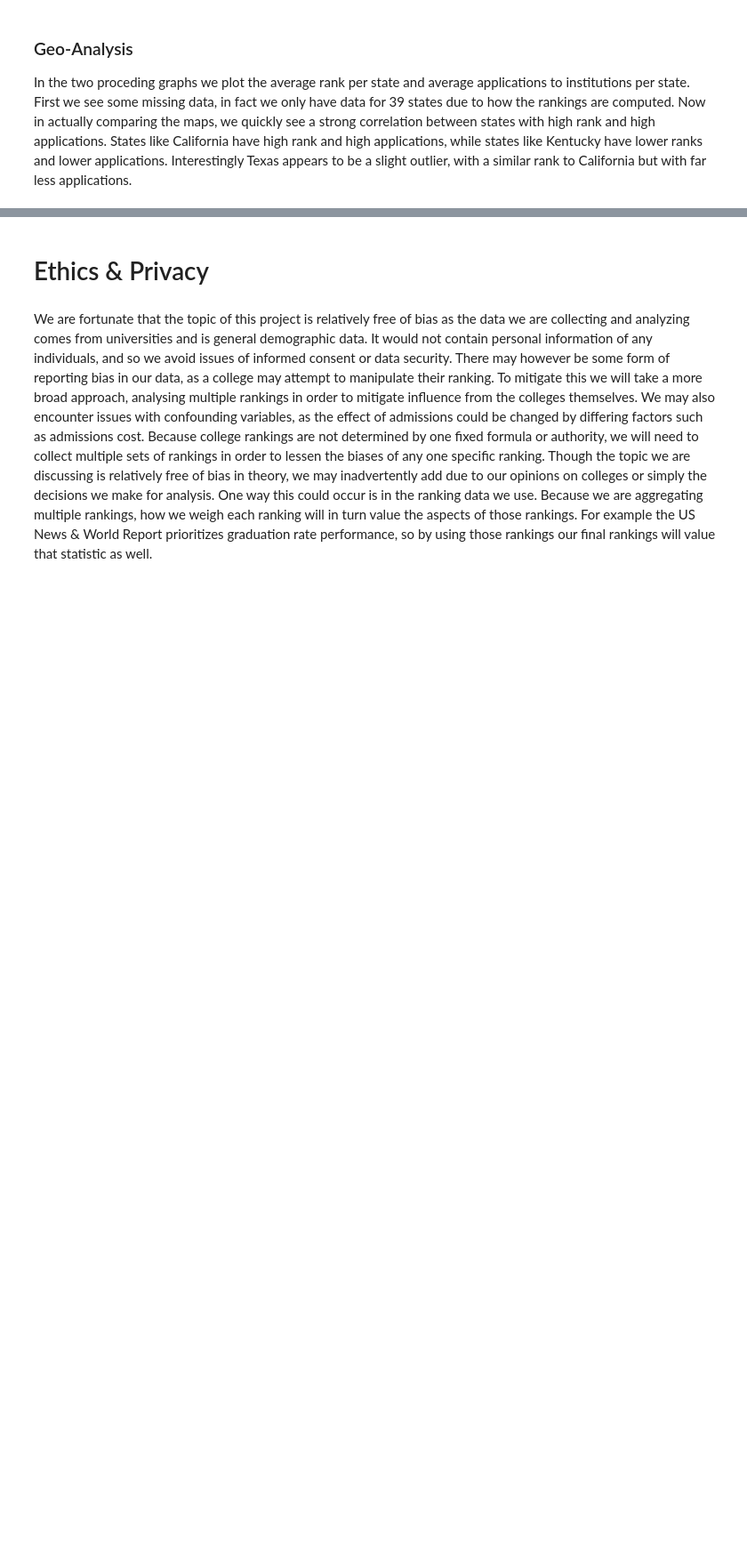
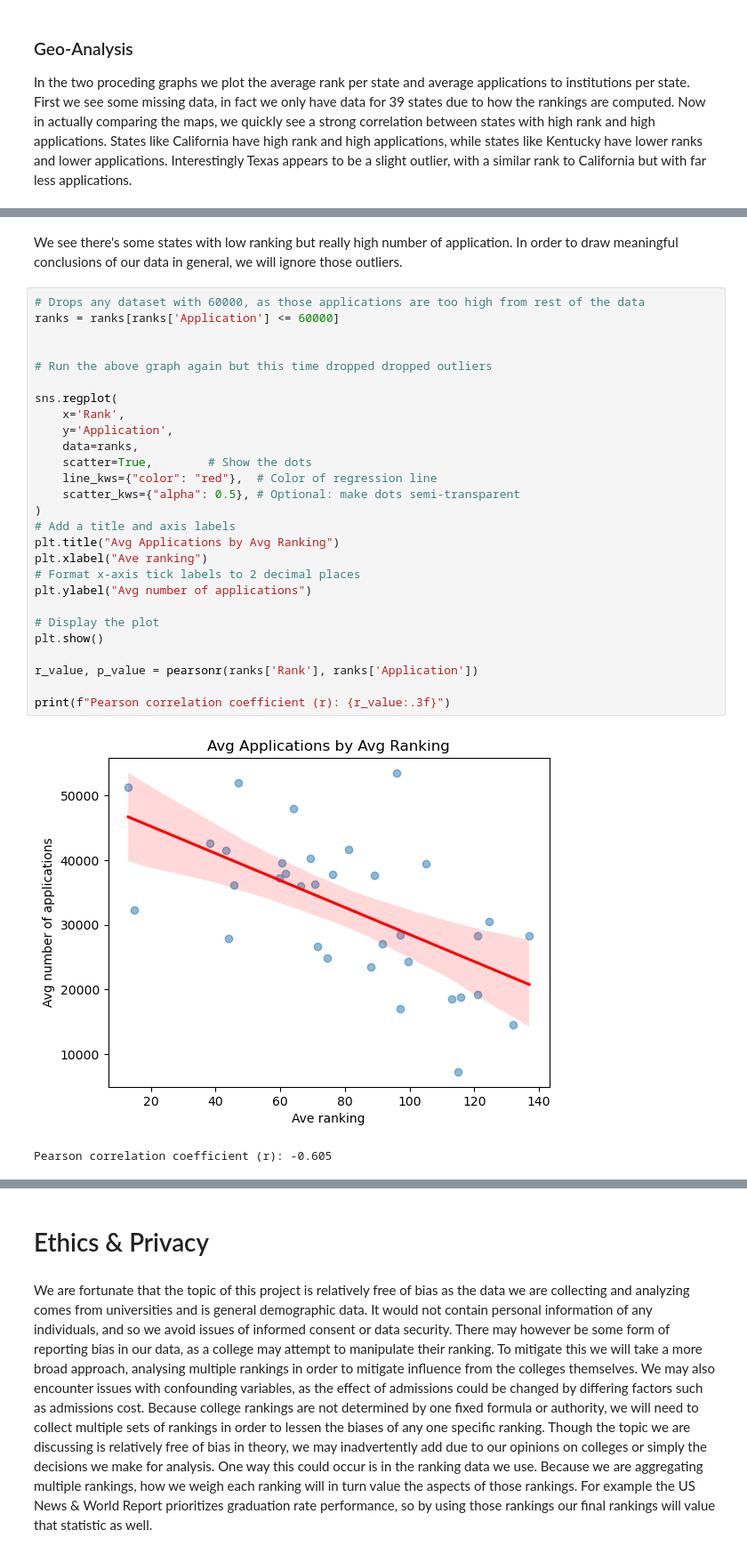
Before and after one commit to hamzahmansuri/university-admissions-analysis, a Jupyter notebook: EDACheckpoint_Group059_SP25.ipynb, the cells around one changed output, grey strips where cells are left out. Shown at 89% size. Saved outputs shown, nothing was run; the diff lists cells and outputs as text; blank space fills up the shorter version.

```diff
--- a/EDACheckpoint_Group059_SP25.ipynb
+++ b/EDACheckpoint_Group059_SP25.ipynb
@@ -298,0 +392,32 @@ Some more words and stuff.  Remember notebooks work best if you interleave the c
+# %% [markdown]
+We see there's some states with low ranking but really high number of application. In order to draw meaningful conclusions of our data in general, we will ignore those outliers.
+# %%
+# Drops any dataset with 60000, as those applications are too high from rest of the data
+ranks = ranks[ranks['Application'] <= 60000]
+
+
+# Run the above graph again but this time dropped dropped outliers
+
+sns.regplot(
+    x='Rank',
+    y='Application',
+    data=ranks,
+    scatter=True,        # Show the dots
+    line_kws={"color": "red"},  # Color of regression line
+    scatter_kws={"alpha": 0.5}, # Optional: make dots semi-transparent
+)
+# Add a title and axis labels
+plt.title("Avg Applications by Avg Ranking")
+plt.xlabel("Ave ranking")
+# Format x-axis tick labels to 2 decimal places
+plt.ylabel("Avg number of applications")
+
+# Display the plot
+plt.show()
+
+r_value, p_value = pearsonr(ranks['Rank'], ranks['Application'])
+
+print(f"Pearson correlation coefficient (r): {r_value:.3f}")
+# %% [output]
+[figure, added]
+Pearson correlation coefficient (r): -0.605
```
Also changed, not shown: parts of 24 cells of this notebook.
